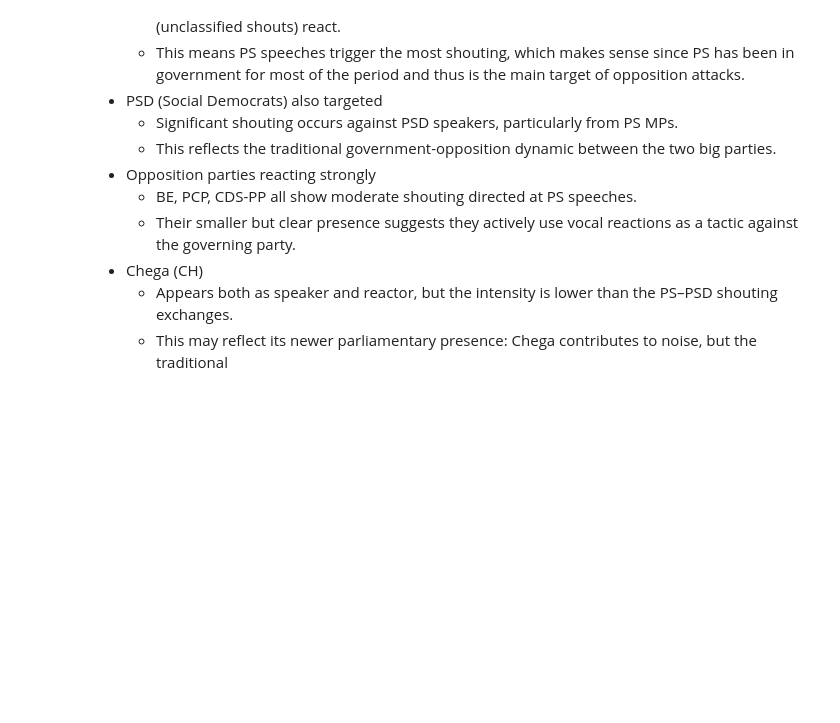
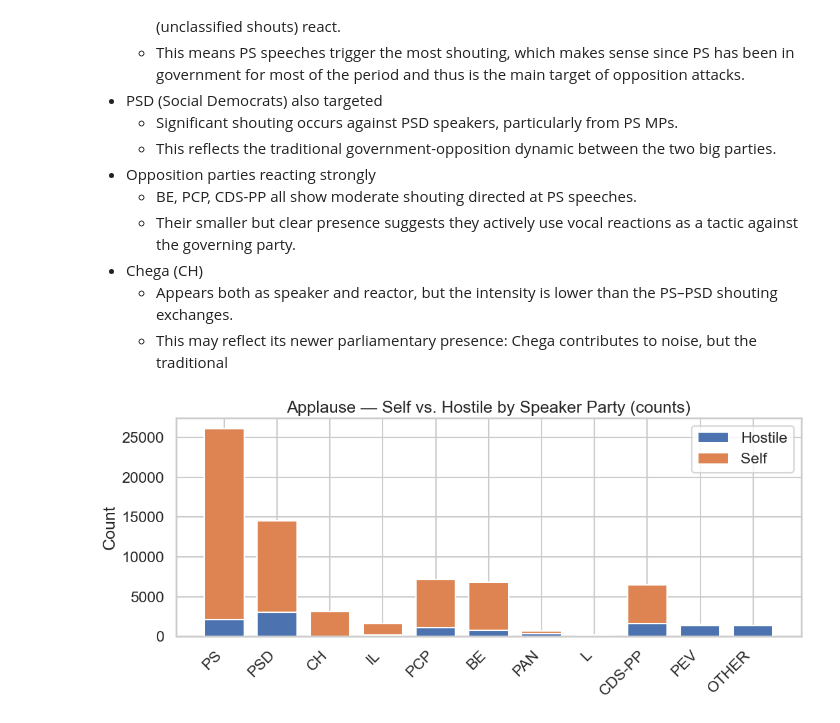
Before and after one commit to elisaonder/master-thesis, a Jupyter notebook: first_approach.ipynb, the cells around one changed output. Drawn from its saved outputs; the diff is of its cells as text; code cells hidden in the pictures; blank space fills up the shorter version.

Commit message:
EDA: all the graph interpretation is done. the applause and shouts analysis is still a work in progress + add some graphs on the shouts analysis

```diff
--- a/first_approach.ipynb
+++ b/first_approach.ipynb
@@ -1174,3 +1188,89 @@ key observations on the shouting trends:
 - Chega (CH)
     - Appears both as speaker and reactor, but the intensity is lower than the PS–PSD shouting exchanges.
     - This may reflect its newer parliamentary presence: Chega contributes to noise, but the traditional
+# %%
+# Self-reactions vs hostile reactions
+
+# =========================
+# Self vs. Hostile — per party, graphed
+# =========================
+import matplotlib.pyplot as plt
+import numpy as np
+
+# Ensure we have a clean party order on the x-axis
+ALL_PARTIES = PARTY_CODES + ["OTHER", "UNKNOWN"]
+def sort_cols(idx):
+    order = [p for p in ALL_PARTIES if p in idx]
+    # append any unexpected labels at the end
+    order += [p for p in idx if p not in order]
+    return order
+
+# (A) Build self/hostile table per party and event
+tbl = (reactions_long
+       .assign(self_reaction=lambda d: d["speaker_party"] == d["reacting_party"])
+       .groupby(["event_type","speaker_party","self_reaction"])["count"]
+       .sum()
+       .unstack(fill_value=0)
+       .rename(columns={False:"Hostile", True:"Self"})
+       .reset_index())
+
+# Optional: normalize by words spoken (per 1k) — set to True if you want it
+NORMALIZE_PER_1K_WORDS = False
+if NORMALIZE_PER_1K_WORDS and "df_enriched" in globals():
+    words_by_party = (df_enriched.groupby("party_name")["word_count"].sum())
+    words_by_party.index = [canon_party_of_speaker(pn, pn) for pn in words_by_party.index]
+    words_by_party = words_by_party.groupby(words_by_party.index).sum() / 1000.0  # per 1k words
+    tbl["denom"] = tbl["speaker_party"].map(words_by_party).fillna(1.0)
+    tbl["Self"]   = tbl["Self"]   / tbl["denom"]
+    tbl["Hostile"]= tbl["Hostile"]/ tbl["denom"]
+
+# (B) Helper to plot stacked bars for each event type
+def plot_stacked_by_event(df, value_label, title_suffix=""):
+    events = ["applause","shouting","interruption"]
+    for ev in events:
+        sub = df[df["event_type"]==ev].copy()
+        if sub.empty:
+            continue
+        # ensure consistent party ordering
+        parties = sort_cols(sub["speaker_party"].tolist())
+        sub = sub.set_index("speaker_party").reindex(parties)
+
+        x = np.arange(len(sub))
+        width = 0.75
+        fig, ax = plt.subplots(figsize=(11,5))
+        ax.bar(x, sub["Hostile"], width, label="Hostile")
+        ax.bar(x, sub["Self"], width, bottom=sub["Hostile"], label="Self")
+        ax.set_xticks(x)
+        ax.set_xticklabels(sub.index, rotation=45, ha="right")
+        ax.set_ylabel(value_label)
+        ax.set_title(f"{ev.capitalize()} — Self vs. Hostile by Speaker Party{title_suffix}")
+        ax.legend()
+        plt.tight_layout()
+        plt.show()
+
+# (C) Raw counts stacked
+plot_stacked_by_event(tbl, value_label="Count", title_suffix=" (counts)")
+
+# (D) Percent share stacked (Self% vs Hostile%)
+tbl_pct = tbl.copy()
+tot = (tbl_pct[["Self","Hostile"]].sum(axis=1)).replace(0, np.nan)
+tbl_pct["Self"]    = tbl_pct["Self"]   / tot * 100
+tbl_pct["Hostile"] = tbl_pct["Hostile"]/ tot * 100
+plot_stacked_by_event(tbl_pct, value_label="Percent of reactions (%)", title_suffix=" (percent)")
+
+# (E) Optional: quick leaderboard bars — which parties receive the most hostility/support?
+summary = (tbl.groupby(["event_type","speaker_party"])[["Self","Hostile"]]
+             .sum().reset_index())
+for ev in ["applause","shouting","interruption"]:
+    s = summary[summary["event_type"]==ev].set_index("speaker_party").reindex(sort_cols(summary["speaker_party"].unique()))
+    # two side-by-side bars per party
+    x = np.arange(len(s)); w = 0.35
+    fig, ax = plt.subplots(figsize=(11,5))
+    ax.bar(x - w/2, s["Self"], width=w, label="Self")
+    ax.bar(x + w/2, s["Hostile"], width=w, label="Hostile")
+    ax.set_xticks(x); ax.set_xticklabels(s.index, rotation=45, ha="right")
+    ax.set_title(f"{ev.capitalize()} — Support vs Hostility received (totals)")
+    ax.set_ylabel("Count" if not NORMALIZE_PER_1K_WORDS else "Per 1k words")
+    ax.legend(); plt.tight_layout(); plt.show()
+# %% [output]
+[figure, added]
```
Also changed, not shown: parts of 8 cells of this notebook.
